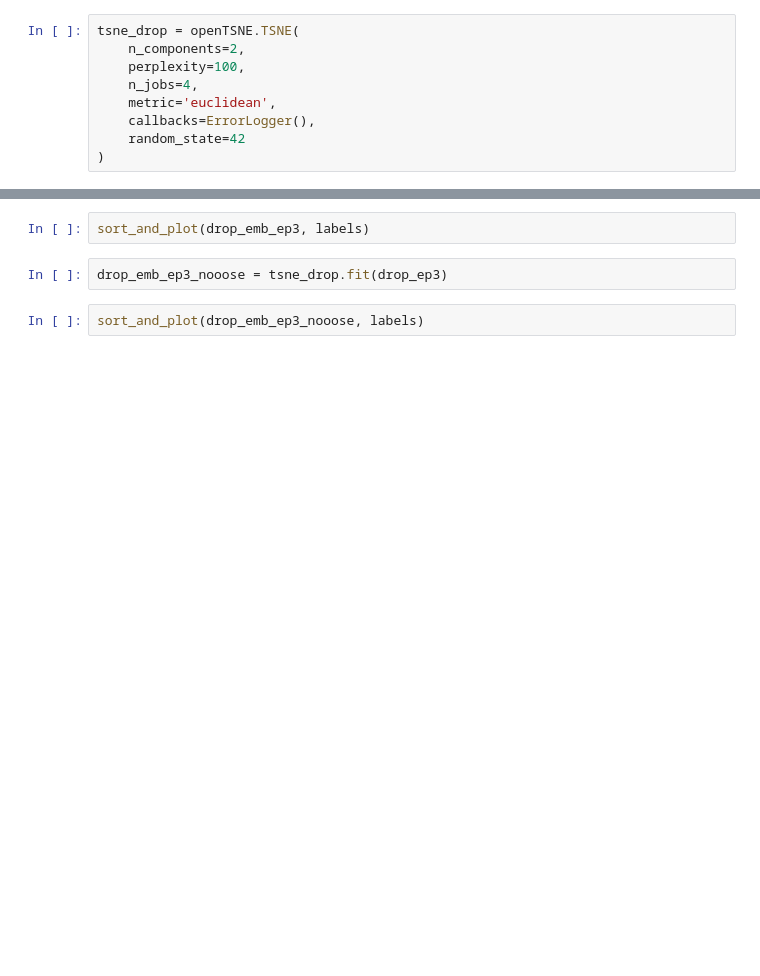
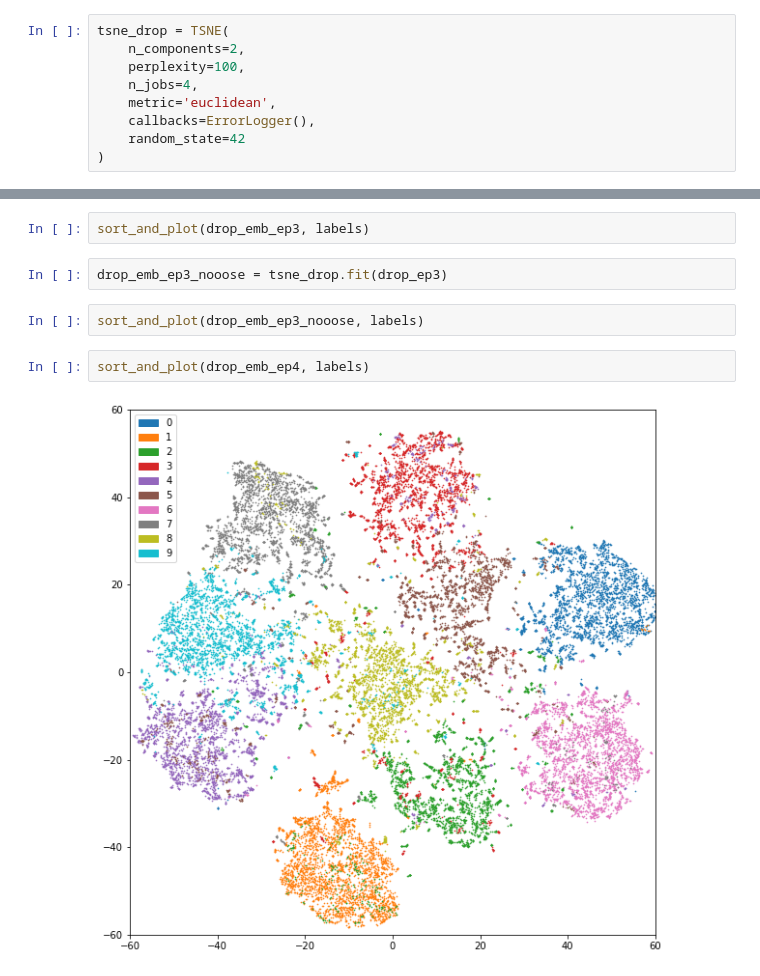
Before and after one commit to einbandi/samplednn, a Jupyter notebook: opentsne-test.ipynb, the cells around one changed output, grey strips where cells are left out. Cells and saved outputs as stored; diff of their text form; blank space fills up the shorter version.

```diff
--- a/opentsne-test.ipynb
+++ b/opentsne-test.ipynb
@@ -109,7 +147,7 @@ np.random.seed(42)
 drop_ep4 = np.random.permutation(drop_ep4)
 drop_ep4 = np.concatenate(drop_ep4[::20,::10])
 # %%
-tsne_drop = openTSNE.TSNE(
+tsne_drop = TSNE(
     n_components=2,
     perplexity=100,
     n_jobs=4,
@@ -134,3 +210,7 @@ sort_and_plot(drop_emb_ep3, labels)
 drop_emb_ep3_nooose = tsne_drop.fit(drop_ep3)
 # %%
 sort_and_plot(drop_emb_ep3_nooose, labels)
+# %%
+sort_and_plot(drop_emb_ep4, labels)
+# %% [output]
+[figure, added]
```
Also changed, not shown: parts of 33 cells of this notebook, 6 other files.
